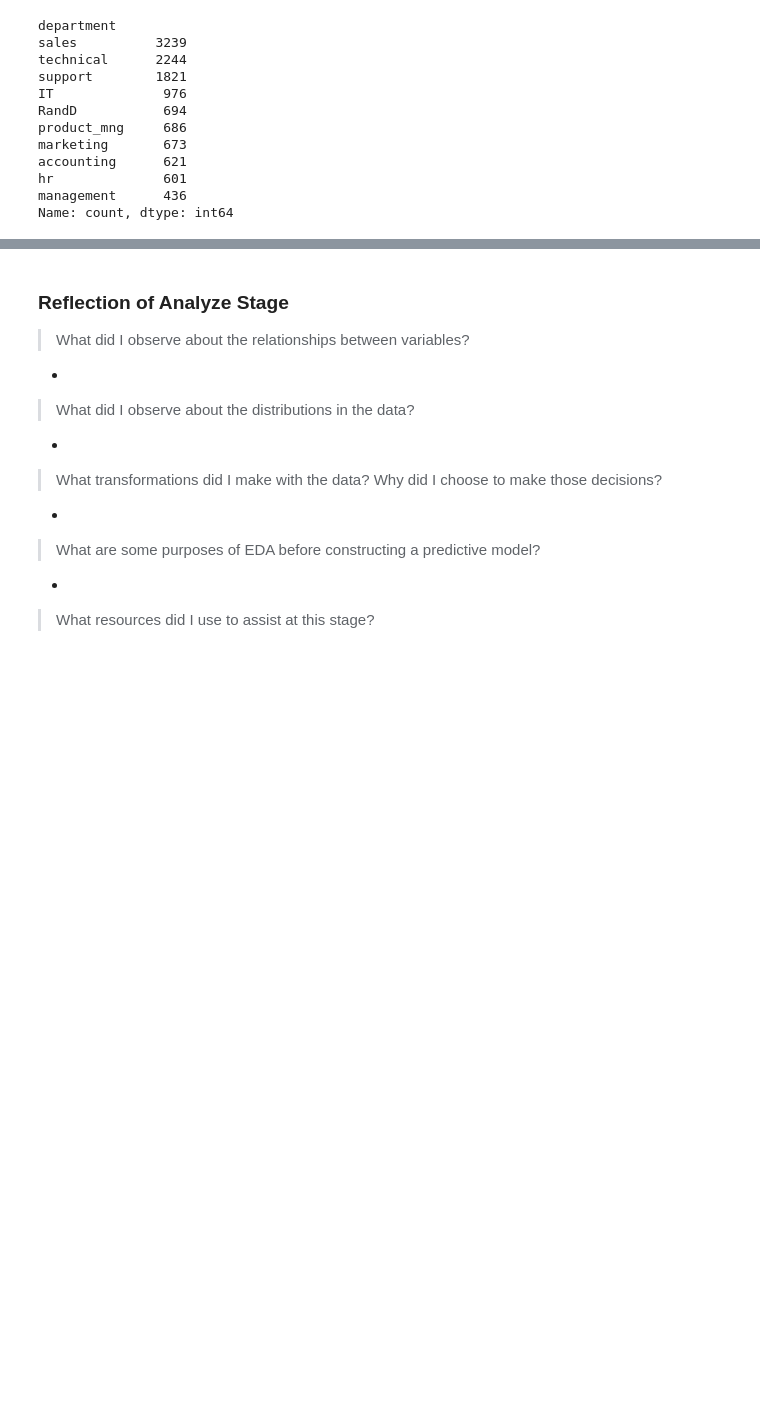
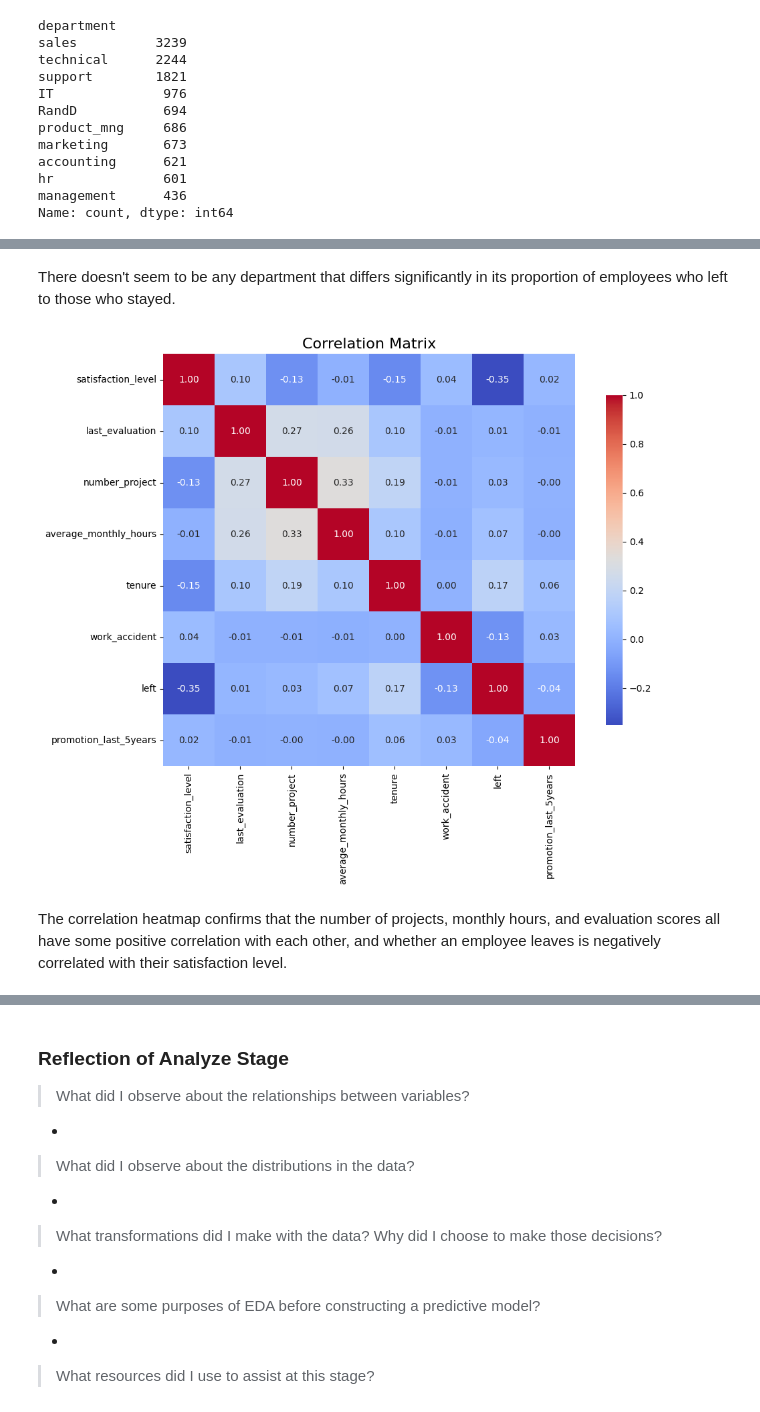
Before and after one commit to J-J0HN/Salifort-Motors-Capstone-Project-Notebook, a Jupyter notebook: CapstoneProjectNotebook.ipynb, the cells around one changed output, grey strips where cells are left out. Cells and saved outputs as stored; diff of their text form; code cells hidden in the pictures; blank space fills up the shorter version.

Commit message:
correlation matrix

```diff
--- a/CapstoneProjectNotebook.ipynb
+++ b/CapstoneProjectNotebook.ipynb
@@ -309,0 +319,12 @@ Name: count, dtype: int64
+# %% [markdown]
+There doesn't seem to be any department that differs significantly in its proportion of employees who left to those who stayed.
+# %%
+# Correlation matrix
+plt.figure(figsize=(12, 8))
+sns.heatmap(df1.select_dtypes(include='number').corr(), annot=True, fmt='.2f', cmap='coolwarm', square=True, cbar_kws={"shrink": .8})
+plt.title('Correlation Matrix', fontsize=16)
+plt.show()
+# %% [output]
+[figure, added]
+# %% [markdown]
+The correlation heatmap confirms that the number of projects, monthly hours, and evaluation scores all have some positive correlation with each other, and whether an employee leaves is negatively correlated with their satisfaction level.
```
Also changed, not shown: parts of 2 cells of this notebook.
